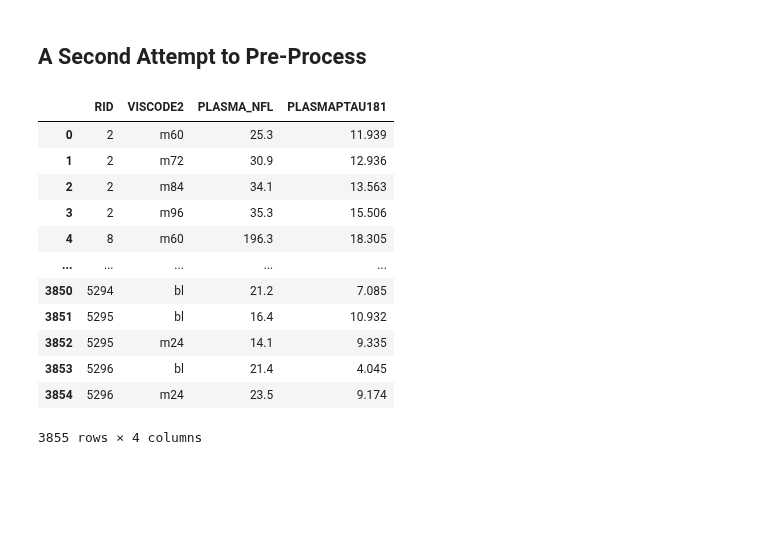
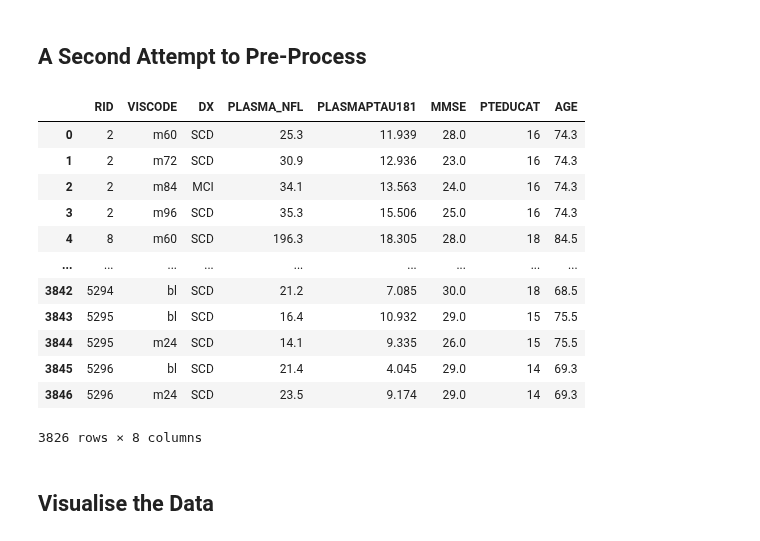
Before and after one commit to danielmakin/NoMoreAlzheimersDisease, a Jupyter notebook: PreProcessing.ipynb, the cells around one changed output. Drawn from its saved outputs; the diff is of its cells as text; code cells hidden in the pictures; blank space fills up the shorter version.

Commit message:
Added a second data set, commiting before I delete it again

```diff
--- a/PreProcessing.ipynb
+++ b/PreProcessing.ipynb
@@ -246,24 +246,31 @@ plt.show()
 # %%
 # Try to Merge UGOT and BLEN First
 blen = pd.read_csv("Data/Plasma/ADNI_BLENNOWPLASMANFLLONG_10_03_18_12Feb2024.csv")[['RID', 'VISCODE2', 'PLASMA_NFL']]
 ugot = pd.read_csv("Data/Plasma/UGOTPTAU181_06_18_20_27Nov2023.csv")[['RID', 'VISCODE2', 'PLASMAPTAU181']]
 # upenn = pd.read_csv('Data/Plasma/UPENNPLASMA_27Nov2023.csv').rename(columns={'VISCODE':'VISCODE2'}) ---- REMOVED FOR REASON BELOW
 # Merge the two together
 data = pd.merge(blen, ugot, on=['RID', 'VISCODE2'], how='inner')
 # data = pd.merge(data, upenn, on=['RID', 'VISCODE2'], how='inner') => Data Size Goes from 3855 -> 20
 
-data
+# Now Combine the DX given vales
+dx = pd.read_csv('Data/ADNIMERGE_15Jun2023.csv')
+df = pd.merge(data.rename(columns={'VISCODE2':'VISCODE'}), dx, on=['RID', 'VISCODE'], how='inner')[['RID', 'VISCODE', 'DX', 'PLASMA_NFL', 'PLASMAPTAU181', 'MMSE', 'PTEDUCAT', 'AGE']]
+df = df.replace("CN", "SCD").replace("Dementia", "AD").dropna()
+
+df
 # %% [output]
-|  | RID | VISCODE2 | PLASMA_NFL | PLASMAPTAU181 |
-| 0 | 2 | m60 | 25.3 | 11.939 |
-| 1 | 2 | m72 | 30.9 | 12.936 |
-| 2 | 2 | m84 | 34.1 | 13.563 |
-| 3 | 2 | m96 | 35.3 | 15.506 |
-| 4 | 8 | m60 | 196.3 | 18.305 |
-| ... | ... | ... | ... | ... |
-| 3850 | 5294 | bl | 21.2 | 7.085 |
-| 3851 | 5295 | bl | 16.4 | 10.932 |
-| 3852 | 5295 | m24 | 14.1 | 9.335 |
-| 3853 | 5296 | bl | 21.4 | 4.045 |
-| 3854 | 5296 | m24 | 23.5 | 9.174 |
+|  | RID | VISCODE | DX | PLASMA_NFL | PLASMAPTAU181 | MMSE | PTEDUCAT | AGE |
+| 0 | 2 | m60 | SCD | 25.3 | 11.939 | 28.0 | 16 | 74.3 |
+| 1 | 2 | m72 | SCD | 30.9 | 12.936 | 23.0 | 16 | 74.3 |
+| 2 | 2 | m84 | MCI | 34.1 | 13.563 | 24.0 | 16 | 74.3 |
+| 3 | 2 | m96 | SCD | 35.3 | 15.506 | 25.0 | 16 | 74.3 |
+| 4 | 8 | m60 | SCD | 196.3 | 18.305 | 28.0 | 18 | 84.5 |
+| ... | ... | ... | ... | ... | ... | ... | ... | ... |
+| 3842 | 5294 | bl | SCD | 21.2 | 7.085 | 30.0 | 18 | 68.5 |
+| 3843 | 5295 | bl | SCD | 16.4 | 10.932 | 29.0 | 15 | 75.5 |
+| 3844 | 5295 | m24 | SCD | 14.1 | 9.335 | 26.0 | 15 | 75.5 |
+| 3845 | 5296 | bl | SCD | 21.4 | 4.045 | 29.0 | 14 | 69.3 |
+| 3846 | 5296 | m24 | SCD | 23.5 | 9.174 | 29.0 | 14 | 69.3 |
-3855 rows × 4 columns
+3826 rows × 8 columns
+# %% [markdown]
+## Visualise the Data
```
Also changed, not shown: parts of 1 cell of this notebook.
